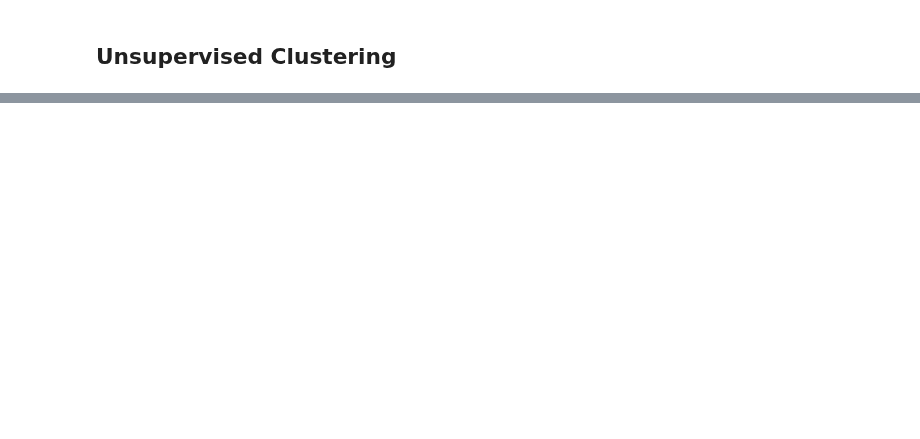
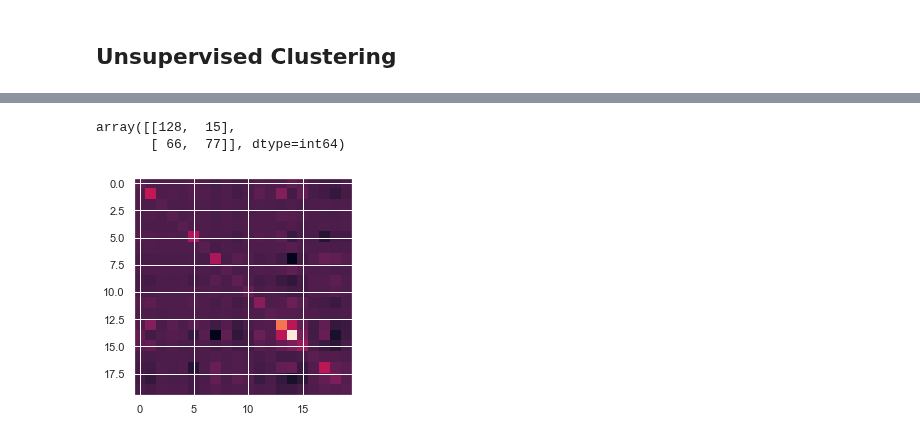
Before and after one commit to BA-HanseML/NF_Prj_MIMII_Dataset, a Jupyter notebook: modeling/unsupervised/unsupervised_modeling_pipeline.ipynb, the cells around one changed output, grey strips where cells are left out. Drawn from its saved outputs; the diff is of its cells as text; code cells hidden in the pictures; blank space fills up the shorter version.

```diff
--- a/modeling/unsupervised/unsupervised_modeling_pipeline.ipynb
+++ b/modeling/unsupervised/unsupervised_modeling_pipeline.ipynb
@@ -124,6 +145,6 @@ evaluate_args(score, args, score_label='davies bouldin score')
 # %%
 from sklearn.covariance import EllipticEnvelope
 
-cov = EllipticEnvelope(random_state = 0).fit(data_pc)
+cov = EllipticEnvelope(random_state=0, contamination=.2).fit(data_train)
 # Now we can use predict method. It will return 1 for an inlier and -1 for an outlier.
 #cov.predict()
@@ -162,0 +172,14 @@ data_pc.shape
+# %%
+from sklearn.metrics import confusion_matrix, plot_confusion_matrix
+
+pred = [1 if i==-1 else 0 for i in prediction]
+confusion_matrix(df_test.abnormal.astype(np.int8), pred)
+# %% [output]
+array([[128,  15],
+       [ 66,  77]], dtype=int64)
+# %%
+a = cov.get_precision()
+fig, ax = plt.subplots()
+im = ax.imshow(a)
+# %% [output]
+[figure, added]
```
Also changed, not shown: parts of 20 cells of this notebook.
